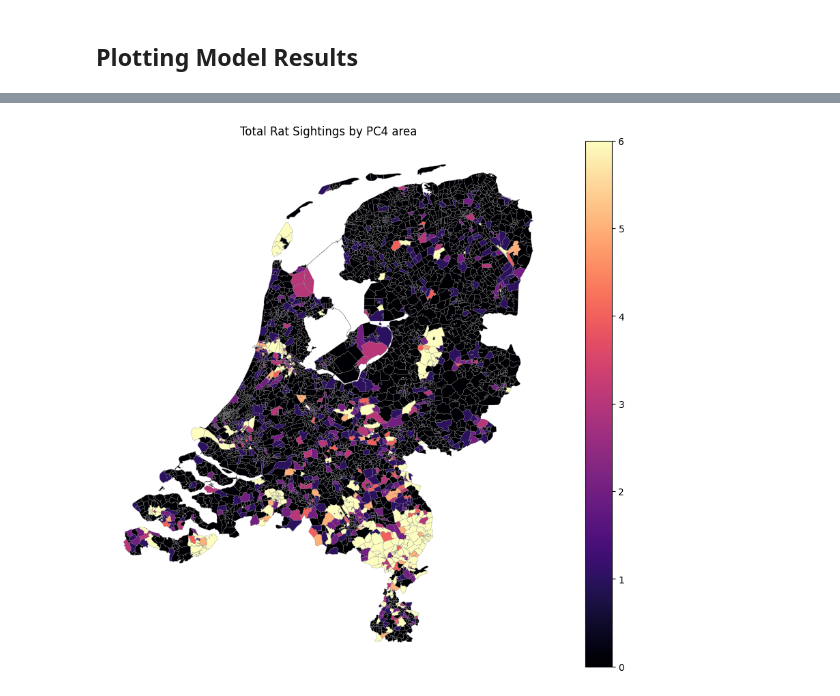
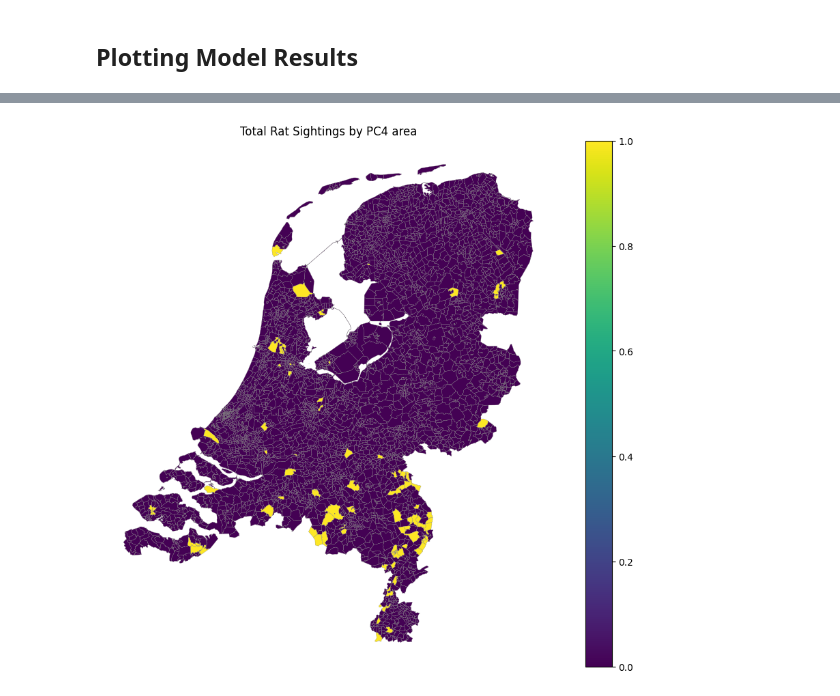
Before and after one commit to wybrendejong/act2025webapp, a Jupyter notebook: data_exploration/classification.ipynb, the cells around one changed output, grey strips where cells are left out. Drawn from its saved outputs; the diff is of its cells as text; code cells hidden in the pictures.

Commit message:
Integrated Classifier in WebApp

```diff
--- a/data_exploration/classification.ipynb
+++ b/data_exploration/classification.ipynb
@@ -15,7 +15,7 @@ from sklearn.svm import SVC
 
 from data_loading import demographics, weather, rats, geography, ml
 
-data_folder_path = "C:/Users/jerom/OneDrive/Documents/Uni/MGI/RS and GIS integration/ACT Python Environment/Data/"
+data_folder_path = "C:/Users/jerom/OneDrive/Documents/Uni/MGI/RS and GIS integration/ACT Python Environment/data/"
 
 rat_df = rats.load_rm_data(data_folder_path + "Rat_Monitor_export.xlsx")
 pc_rat_df = rats.group_by_postcode(rat_df)
@@ -573,11 +577,21 @@ weighted avg       0.74      0.77      0.74      3876
 # %% [markdown]
 ## Plotting Model Results
 # %%
-# Predict rat sighting probability for all PC4s in test_df using the trained BalancedRandomForestClassifier (brf)
-# Use the test set, which matches the length of y_proba
+# Predict rat sighting probability for all PC4s using the latest available month in ml_monthly_gdf
+# This ensures all lag/rolling features are present and match the training features
 
-ml_plot_df = cbs_df.copy()
-ml_plot_df['prob_positive'] = clf.predict_proba(X)[:, 1]  # Probability of class 1
+# Specify the target month (as a pandas Timestamp)
+target_month = pd.Timestamp('2022-08-01')  # Change this as needed
+
+# Select rows for the target month and set index to postcode
+target_df = ml_monthly_gdf[ml_monthly_gdf['month'] == target_month].set_index('postcode')
+
+# Prepare features for prediction (must match training features)
+X_pred = target_df[features]#.drop(columns=exclude_features, errors='ignore')
+
+# Prepare GeoDataFrame for plotting
+ml_plot_df = target_df[['geometry']].copy()
+ml_plot_df['prob_positive'] = clf.predict_proba(X_pred)[:, 1]
 
 fig, ax = plt.subplots(1, 1, figsize=(12, 10))
 ml_plot_df.plot(
@@ -592,7 +606,7 @@ ml_plot_df.plot(
         "label": "No data"
     }
 )
-ax.set_title('Balanced Random Forest: Probability of Rat Sighting by PC4')
+ax.set_title('Balanced Random Forest: Probability of Rat Sighting by PC4 (Latest Month)')
 ax.axis('off')
 plt.show()
 # %% [output]
@@ -600,31 +635,23 @@ ValueError: Length of values (3876) does not match length of index (4071)
 # %%
-# Ensure indices are int and aligned
-cbs_df.index = cbs_df.index.astype(int)
-pc_rat_df.index = pc_rat_df.index.astype(int)
-
-# Join rat stats into CBS GeoDataFrame
-map_gdf = cbs_df.join(pc_rat_df, how='left')
-map_gdf['TOTAAL'] = map_gdf['TOTAAL'].fillna(0)
-
 # Plot map with color scale focused on lower end
 fig, ax = plt.subplots(1, 1, figsize=(12, 10))
-vmax = map_gdf['TOTAAL'].quantile(0.95)  # focus color scale on lower 95 percent
-map_gdf.plot(
+
+target_df.plot(
     column='TOTAAL',
-    cmap='magma',
+    cmap='viridis',
     linewidth=0.2,
     edgecolor='grey',
     legend=True,
     ax=ax,
     vmin=0,
-    vmax=vmax,
+    vmax=1,
     missing_kwds={
         "color": "lightgrey",
         "label": "No data"
     }
 )
 ax.set_title('Total Rat Sightings by PC4 area')
 ax.axis('off')
 plt.show()
 # %% [output]
-[figure, old version]
+[figure, new version]
```
Also changed, not shown: parts of 10 cells of this notebook, 6 other files.
